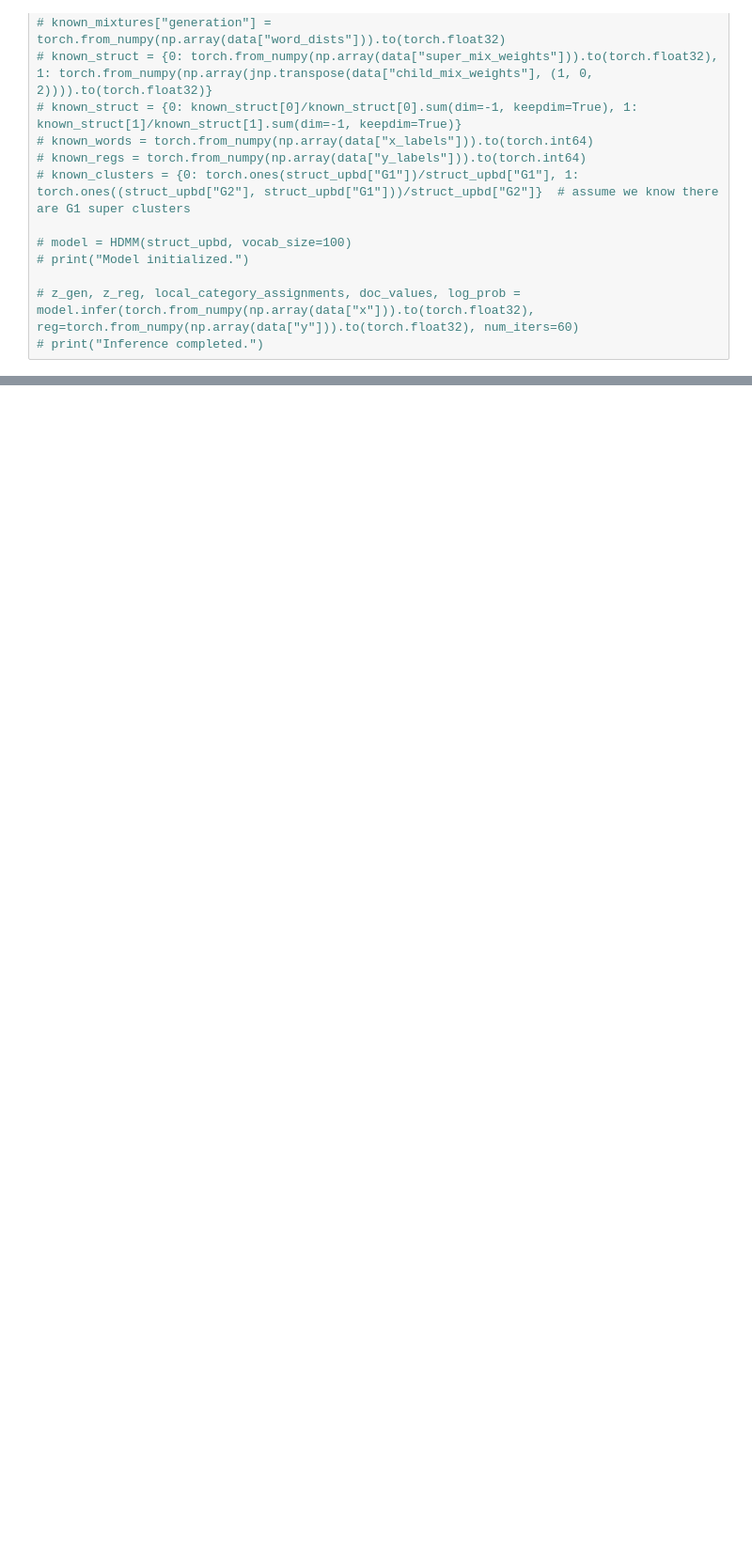
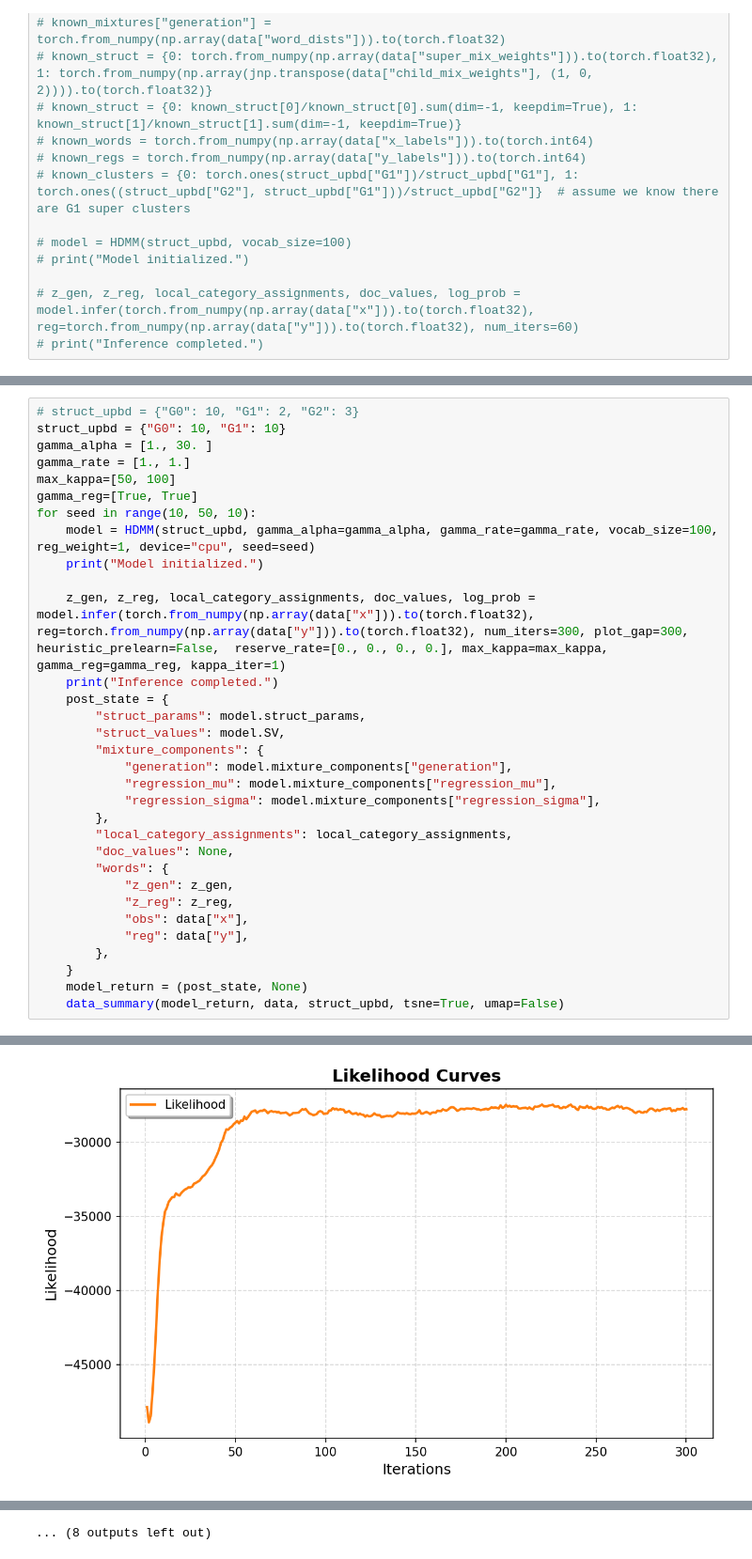
Before and after one commit to Zhennan-Wu/DrugRes, a Jupyter notebook: src/torch_hdmm_test.ipynb, the cells around one changed output, grey strips where cells are left out. Shown at 94% size. Saved outputs shown, nothing was run; the diff lists cells and outputs as text; blank space fills up the shorter version.

```diff
--- a/src/torch_hdmm_test.ipynb
+++ b/src/torch_hdmm_test.ipynb
@@ -500,0 +550,33 @@ Inference completed.
+# %%
+# struct_upbd = {"G0": 10, "G1": 2, "G2": 3}
+struct_upbd = {"G0": 10, "G1": 10}
+gamma_alpha = [1., 30. ]
+gamma_rate = [1., 1.]
+max_kappa=[50, 100]
+gamma_reg=[True, True]
+for seed in range(10, 50, 10):
+    model = HDMM(struct_upbd, gamma_alpha=gamma_alpha, gamma_rate=gamma_rate, vocab_size=100, reg_weight=1, device="cpu", seed=seed)
+    print("Model initialized.")
+
+    z_gen, z_reg, local_category_assignments, doc_values, log_prob = model.infer(torch.from_numpy(np.array(data["x"])).to(torch.float32), reg=torch.from_numpy(np.array(data["y"])).to(torch.float32), num_iters=300, plot_gap=300, heuristic_prelearn=False,  reserve_rate=[0., 0., 0., 0.], max_kappa=max_kappa, gamma_reg=gamma_reg, kappa_iter=1)
+    print("Inference completed.")
+    post_state = {
+        "struct_params": model.struct_params,
+        "struct_values": model.SV,
+        "mixture_components": {
+            "generation": model.mixture_components["generation"],
+            "regression_mu": model.mixture_components["regression_mu"],
+            "regression_sigma": model.mixture_components["regression_sigma"],
+        },
+        "local_category_assignments": local_category_assignments,
+        "doc_values": None,
+        "words": {
+            "z_gen": z_gen,
+            "z_reg": z_reg,
+            "obs": data["x"],
+            "reg": data["y"],
+        },
+    }
+    model_return = (post_state, None)
+    data_summary(model_return, data, struct_upbd, tsne=True, umap=False)
+# %% [output]
@@ -500,0 +587 @@ Inference completed.
+[figure, added]
@@ -500,0 +610 @@ Inference completed.
+... (8 outputs left out)
```
Also changed, not shown: parts of 3 cells of this notebook, 2 other files.
